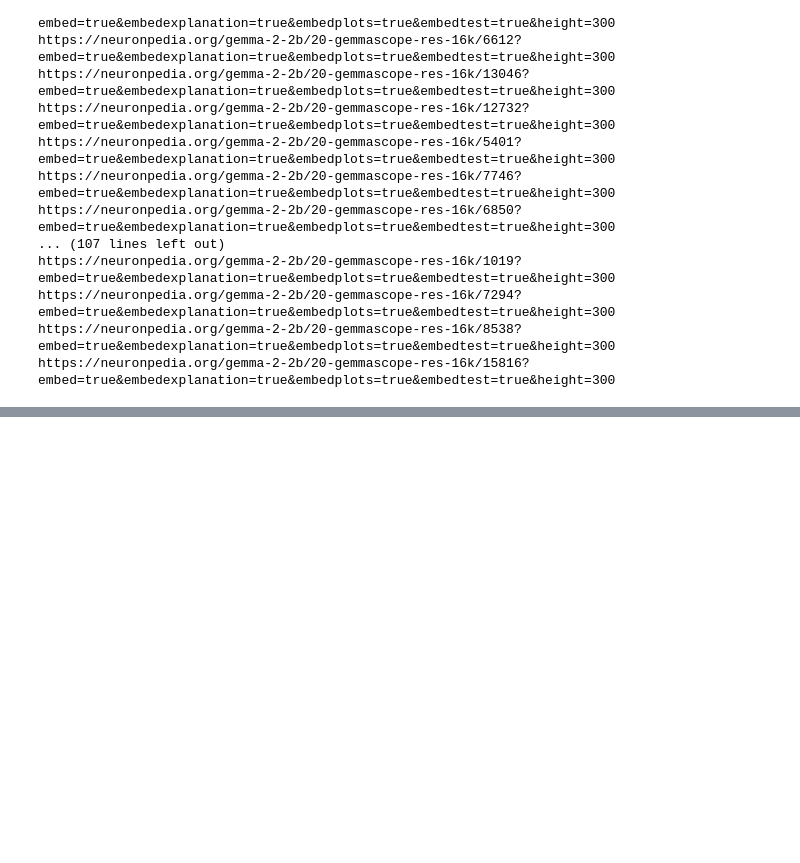
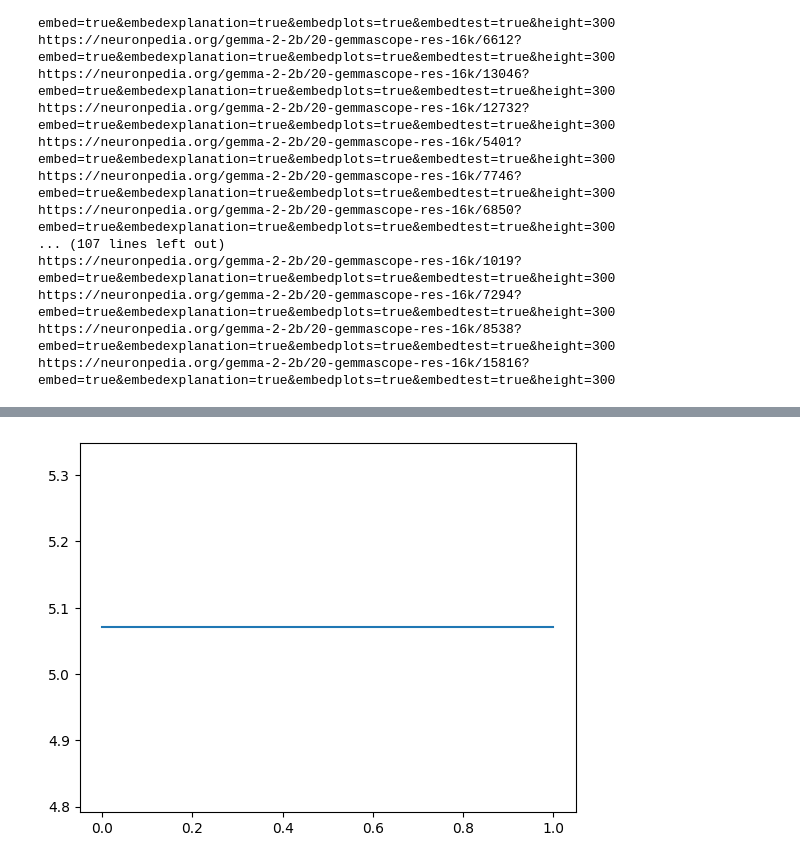
Before and after one commit to 4gatepylon/LLMDensityestimation, a Jupyter notebook: binarizeability_eda2.ipynb, the cells around one changed output, grey strips where cells are left out. Drawn from its saved outputs; the diff is of its cells as text; code cells hidden in the pictures; blank space fills up the shorter version.

```diff
--- a/binarizeability_eda2.ipynb
+++ b/binarizeability_eda2.ipynb
@@ -486,14 +487,28 @@ https://neuronpedia.org/gemma-2-2b/20-gemmascope-res-16k/7294?embed=true&embedex
 https://neuronpedia.org/gemma-2-2b/20-gemmascope-res-16k/8538?embed=true&embedexplanation=true&embedplots=true&embedtest=true&height=300
 https://neuronpedia.org/gemma-2-2b/20-gemmascope-res-16k/15816?embed=true&embedexplanation=true&embedplots=true&embedtest=true&height=300
 # %%
+import math
+from typing import Dict, Optional
 import torch.nn as nn
-from typing import Dict
+import copy
 class IdxMapQuantizedS(nn.Module):
-    def __init__(self, sae: SAE, idx2means: Dict[int, torch.Tensor]):
+    def __init__(self, sae: SAE, idx2means: Dict[int, torch.Tensor], threshold_frac: Optional[float] = None, idx2stdevs: Optional[Dict[int, torch.Tensor]] = None):
         super().__init__()
         self.sae = sae
-        self.idx2means = idx2means
-        self.zero = torch.tensor(0.0)
+        self.idx2means = copy.deepcopy(idx2means)
+        assert threshold_frac is None or 0 <= threshold_frac <= 1
+        assert threshold_frac is None or idx2stdevs is not None
+        assert idx2stdevs is None or len(idx2stdevs) == len(idx2means)
+        # If there is a threshold remove the k highest stadnard deviation idx2menas
+        if threshold_frac is not None:
+            # Sort the idx2stdevs by standard deviation in descending order
+            sorted_stdevs = sorted(idx2stdevs.items(), key=lambda x: x[1], reverse=True)
+            length = math.ceil(threshold_frac * len(sorted_stdevs))
+            for idx, _ in sorted_stdevs[:length]: # take out highest stdevs
+                del self.idx2means[idx]
+
+            assert len(self.idx2means) == len(idx2stdevs) - length
+
 
     def forward(self, x: torch.Tensor) -> torch.Tensor:
         assert x.ndim == 3
@@ -504,23 +519,64 @@ class IdxMapQuantizedS(nn.Module):
         assert decoded.shape == x.shape
         return decoded
 
-less_tokens = tokens[:10_000] # eh
-print(less_tokens.shape)
-all_quantized = IdxMapQuantizedS(sae, idx2means)
-def gather_target_act_hook(mod, inputs, outputs):
-    global all_quantized
-    assert isinstance(outputs, tuple)
-    input_pt = inputs[0]
-    return all_quantized(input_pt)
-handle = model.model.layers[20].register_forward_hook(gather_target_act_hook)
 try:
-    batch_size = 100
-    for i in tqdm.trange(0, less_tokens.shape[0], batch_size):
-        j = min(i + batch_size, less_tokens.shape[0])
-        out = model.forward(less_tokens[i:j])
-        # out = model(torch.randint(0, 10000, (batch_size, 128), device="cuda"))
-        print(out)
-        raise NotImplementedError("Stop here")
-finally:
-    handle.remove()
+    del all_quantized
+except:
+    pass
+import gc
+gc.collect()
+torch.cuda.empty_cache()
+
+
+losses_avgs = []
+thresholds = torch.tensor([0.0, 0.1, 0.2, 0.3, 0.4, 0.5, 0.6, 0.7, 0.8, 0.9, 1.0])
+for threshold in tqdm.tqdm(thresholds):
+    less_tokens = tokens[:10] # eh
+    print(less_tokens.shape)
+    all_quantized = IdxMapQuantizedS(sae, idx2means)
+    def saes_hook(mod, inputs, outputs):
+        global all_quantized
+        assert isinstance(outputs, tuple)
+        hidden_states = outputs[0]
+        processed = all_quantized(hidden_states)
+        return (processed,) + outputs[1:]
+    # def saes_pre_hook(mod, inputs):
+    #     global all_quantized
+    #     assert isinstance(inputs, tuple)
+    #     hidden_states = inputs[0]
+    #     processed = all_quantized(hidden_states)
+    #     return (processed,) + inputs[1:]
+    handle = model.model.layers[20].register_forward_hook(saes_hook)
+    try:
+        batch_size = 50
+        losses = []
+        sizes = []
+        for i in tqdm.trange(0, less_tokens.shape[0], batch_size):
+            j = min(i + batch_size, less_tokens.shape[0])
+            out = model.forward(less_tokens[i:j], labels=less_tokens[i:j])
+            # out.loss
+            # out = model(torch.randint(0, 10000, (batch_size, 128), device="cuda"))
+            # print(out.loss)
+            losses.append(out.loss.item())
+            sizes.append(j - i)
+            # raise NotImplementedError("Stop here")
+    except:
+        raise
+    finally:
+        handle.remove()
+        # model.model.layers[20]._forward_hooks.clear()
+        # model.model.layers[20]._forward_pre_hooks.clear()
+    losses = torch.tensor(losses).float()
+    sizes = torch.tensor(sizes).float()
+    assert sizes.shape == losses.shape
+    sizes /= sizes.sum()
+    assert sizes.sum() == 1, f"sizes.sum() = {sizes.sum()}"
+    losses = (losses * sizes).sum() # weighted avg
+    losses_avgs.append(losses.item())
+
+losses_avgs = torch.tensor(losses_avgs)
+assert losses_avgs.shape == thresholds.shape
+
+plt.plot(thresholds, losses_avgs)
+plt.show()
 # %% [output]
@@ -528,0 +594 @@ RuntimeError: The size of tensor a (8) must match the size of tensor b (256) at
+[figure, added]
```
Also changed, not shown: parts of 10 cells of this notebook.
